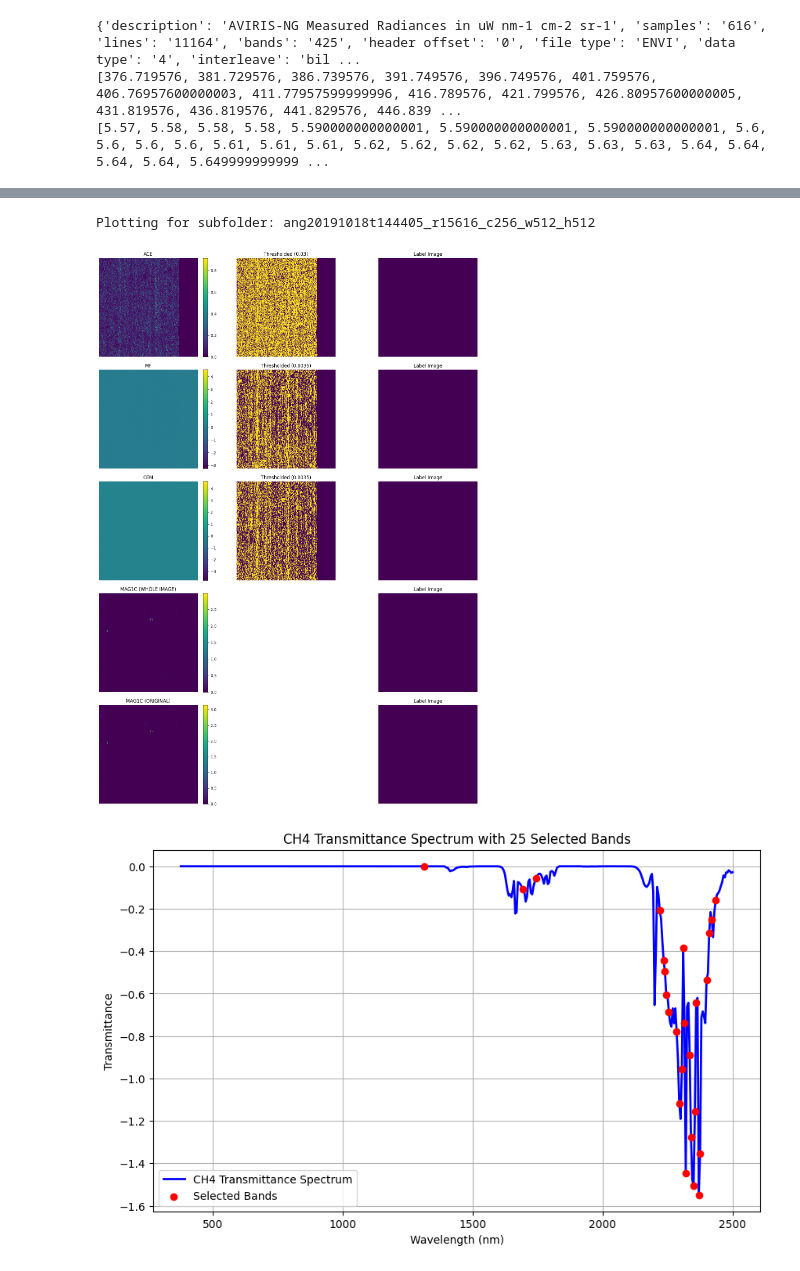
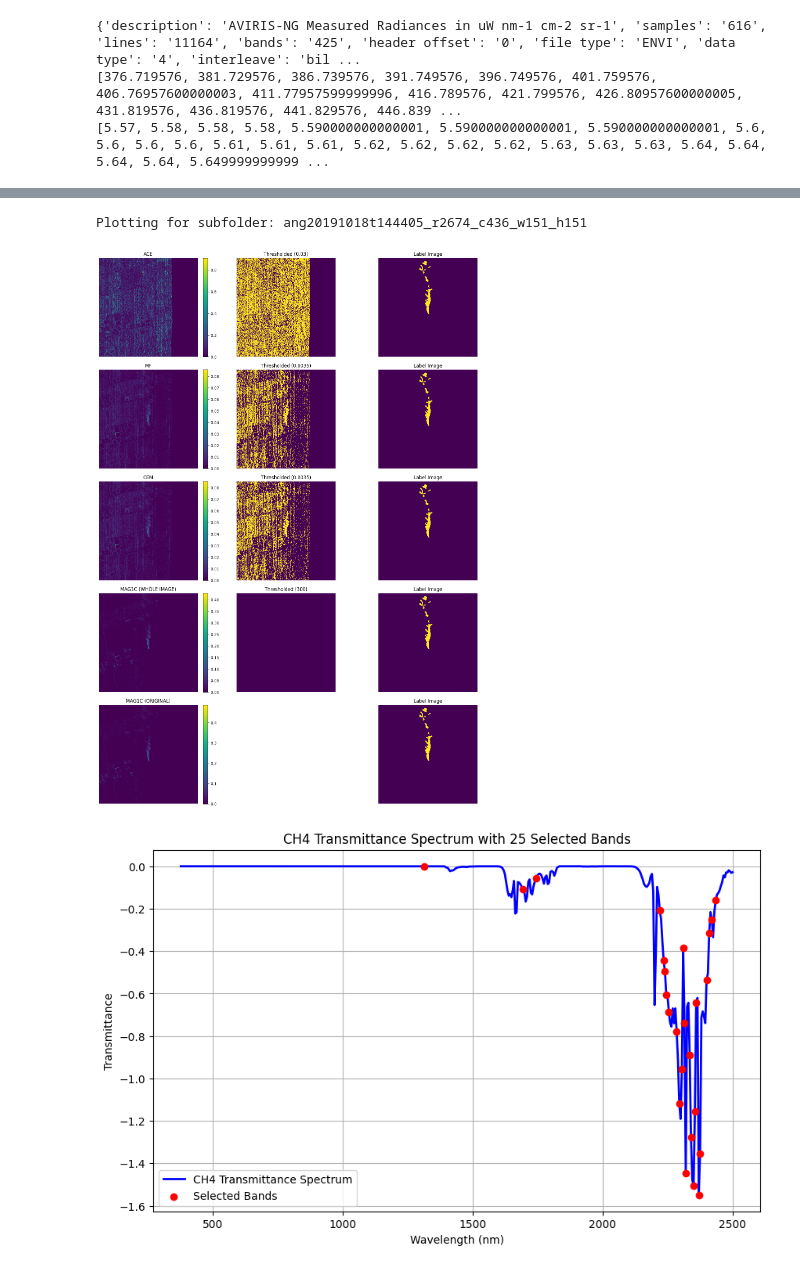
Before and after one commit to zaitra/methane-filters-benchmark, a Jupyter notebook: playbook.ipynb, the cells around one changed output, grey strips where cells are left out. Drawn from its saved outputs; the diff is of its cells as text; code cells hidden in the pictures.

```diff
--- a/playbook.ipynb
+++ b/playbook.ipynb
@@ -147,9 +147,9 @@ import matplotlib.pyplot as plt
 import tifffile as tiff
 
 # Paths to folders
-whole_image = "data/WHOLE-IMAGE_TILE-AND-SAMPLED-MAG1C-0.05_SPED-UP_PRECISION-64_450-2490_SELECT-HIGHEST-TRANSMITTANCE_CHANNEL-N-10/"
-original = "data/WHOLE-IMAGE_TILE-AND-SAMPLED-MAG1C-0.05_SPED-UP_PRECISION-64_450-2490_SELECT-HIGHEST-TRANSMITTANCE_CHANNEL-N-10/"
-
+evenly_spaced = "/home/jherec/methane-filters-benchmark/data/WHOLE-IMAGE_TILE-AND-SAMPLED-MAG1C-0.05_SPED-UP_PRECISION-64_450-2490_SELECT-EVENLY-SPACED_CHANNEL-N-10"
+highest_transmittance = "/home/jherec/methane-filters-benchmark/data/WHOLE-IMAGE_TILE-AND-SAMPLED-MAG1C-0.05_SPED-UP_PRECISION-64_450-2490_SELECT-HIGHEST-TRANSMITTANCE_CHANNEL-N-10"
+hihgest_variance = "/home/jherec/methane-filters-benchmark/data/WHOLE-IMAGE_TILE-AND-SAMPLED-MAG1C-0.05_SPED-UP_PRECISION-64_450-2490_SELECT-HIGHEST-VARIANCE_CHANNEL-N-10"
 # Filenames to process
 filenames = ["ace.tif", "mf.tif", "cem.tif", "mag1c_tile_sampled-0.05.tif", "mag1c_tile.tif"]  # Last one from original
 
@@ -158,7 +158,7 @@ thresholds = {
     "ace.tif": 0.03,
     "mf.tif": 0.0035,
     "cem.tif": 0.0035,
-    "mag1c.tif": 300,
+    "mag1c_tile_sampled-0.05.tif": 300,
 }
 
 # Get all subfolders in the whole image path
@@ -170,7 +170,7 @@ if index_to_plot >= len(subfolders):
     raise ValueError(f"Index {index_to_plot} is out of range. Only {len(subfolders)} subfolders available.")
 
 subfolder = subfolders[index_to_plot]
-subfolder = "ang20191018t144405_r15616_c256_w512_h512"
+subfolder = "ang20191018t144405_r2674_c436_w151_h151"
 print(f"Plotting for subfolder: {subfolder}")
 
 # Create figure with 5 rows and 3 columns
@@ -194,36 +194,36 @@ for row_idx, filename in enumerate(filenames):
     if data_whole is not None:
         title = filename.replace(".tif", "").upper()
         if row_idx == 3:
             title = "MAG1C (WHOLE IMAGE)"
             data_whole /= 1e5
         if row_idx == 4:
             title = "MAG1C (ORIGINAL)"
             data_whole /= 1e5
 
-        im = axes[row_idx, 0].imshow(data_whole, cmap='viridis', interpolation='nearest')
+        im = axes[row_idx, 0].imshow(np.clip(data_whole,0,None), cmap='viridis', interpolation='nearest')
         axes[row_idx, 0].set_title(title)
         fig.colorbar(im, ax=axes[row_idx, 0], fraction=0.046, pad=0.04)  # Add colorbar
 
     # Plot Thresholded Image
     if data_whole is not None and filename in thresholds:
         axes[row_idx, 1].imshow(data_whole > thresholds[filename], cmap='viridis', interpolation='nearest')
         axes[row_idx, 1].set_title(f"Thresholded ({thresholds[filename]})")
 
     # Plot Label Image
     if data_label is not None:
         axes[row_idx, 2].imshow(data_label, cmap='viridis', interpolation='nearest')
         axes[row_idx, 2].set_title("Label Image")
 
     # Remove axes ticks
     for col in range(3):
         axes[row_idx, col].axis("off")
 
 # Adjust layout and show
 plt.tight_layout()
 plt.show()
 # %% [output]
-Plotting for subfolder: ang20191018t144405_r15616_c256_w512_h512
+Plotting for subfolder: ang20191018t144405_r2674_c436_w151_h151
-[figure, old version]
+[figure, new version]
 # %%
 import numpy as np
 import matplotlib.pyplot as plt
```
Also changed, not shown: parts of 1 cell of this notebook, 5 other files.
